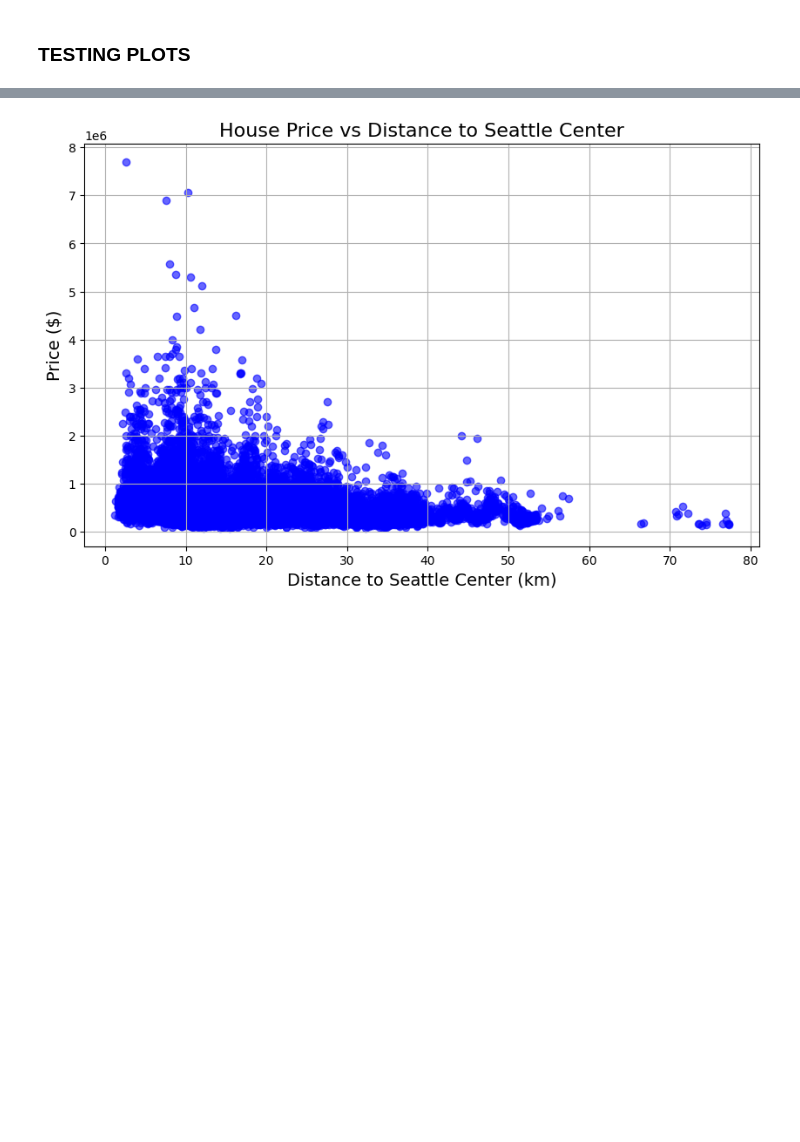
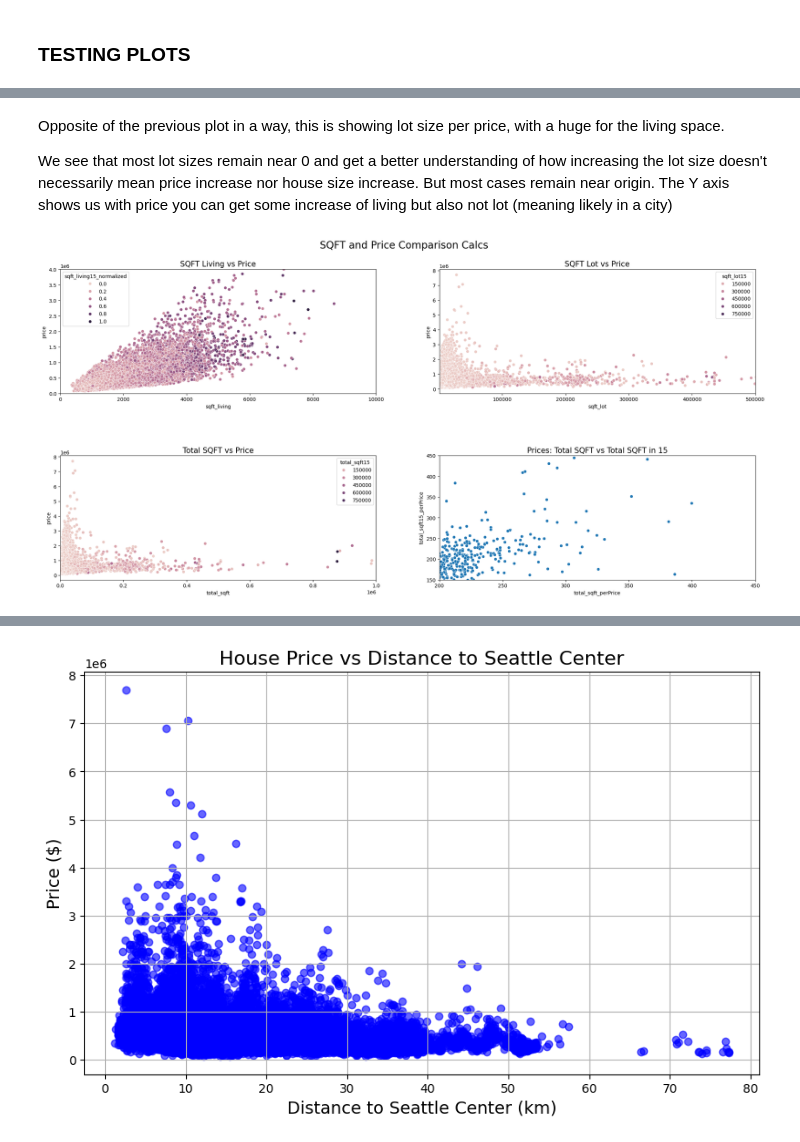
Before and after one commit to RehlytC/EDA_Project, a Jupyter notebook: EDA.ipynb, the cells around one changed output, grey strips where cells are left out. Drawn from its saved outputs; the diff is of its cells as text; code cells hidden in the pictures; blank space fills up the shorter version.

```diff
--- a/EDA.ipynb
+++ b/EDA.ipynb
@@ -666,0 +247,40 @@ df['distance_to_seattle'] = df.apply(lambda row: haversine(row['lat'], row['long
+# %% [markdown]
+Opposite of the previous plot in a way, this is showing lot size per price, with a huge for the living space.
+
+We see that most lot sizes remain near 0 and get a better understanding of how increasing the lot size doesn't necessarily mean price increase nor house size increase. But most cases remain near origin. The Y axis shows us with price you can get some increase of living but also not lot (meaning likely in a city)
+# %%
+## Further exploring the data and getting an overview
+
+fig, ax = plt.subplots(2,2, figsize=(20,10)) # create subplots on 2 rows and 2 columns
+plt.suptitle('SQFT and Price Comparison Calcs', fontsize=20)
+fig.tight_layout() # tight_layout automatically adjusts subplot params so that the subplot(s) fits in to the figure area
+plt.subplots_adjust(hspace = .5, wspace = .2, top = .9) # adjusts the space between the single subplots
+
+sns.scatterplot(data=df, x='sqft_living', y='price', hue='sqft_living15_normalized', ax=ax[0][0]) # creates boxplot for number of views
+ax[0][0].set_ylim(0,4000000) # limits the y-axis values from 0 to 2000000
+ax[0][0].set_xlim(0,10000)
+ax[0][0].set_title("SQFT Living vs Price", fontsize = 15); # sets title for subplot
+
+sns.scatterplot(data=df, x='sqft_lot', y='price', hue='sqft_lot15', ax=ax[0][1]) # creates boxplot for number of views
+#ax[0][1].set_ylim(0,5000000) # limits the y-axis values from 0 to 2000000
+ax[0][1].set_xlim(400,500000)
+ax[0][1].set_title("SQFT Lot vs Price", fontsize = 15); # sets title for subplot
+
+sns.scatterplot(data=df, x='total_sqft', y='price', hue='total_sqft15', ax=ax[1][0]) # creates boxplot for number of views
+#ax[1][0].set_ylim(0,2000000) # limits the y-axis values from 0 to 2000000
+ax[1][0].set_xlim(0,1000000)
+ax[1][0].set_title("Total SQFT vs Price", fontsize = 15); # sets title for subplot
+
+## Creating variables for total sqft and total sqft15 divided by price
+df['total_sqft_perPrice'] = df['price'] / df['total_sqft']
+df['total_sqft15_perPrice'] = df['price'] / df['total_sqft15']
+
+sns.scatterplot(data=df, x='total_sqft_perPrice', y='total_sqft15_perPrice', ax=ax[1][1]) # creates boxplot for number of views
+ax[1][1].set_ylim(150,450)
+ax[1][1].set_xlim(200,450)
+ax[1][1].set_title("Prices: Total SQFT vs Total SQFT in 15", fontsize = 15); # sets title for subplot
+
+
+#fig.delaxes(ax[1][2]);
+# %% [output]
+[figure, added]
```
Also changed, not shown: parts of 79 cells of this notebook, 1 other file.
